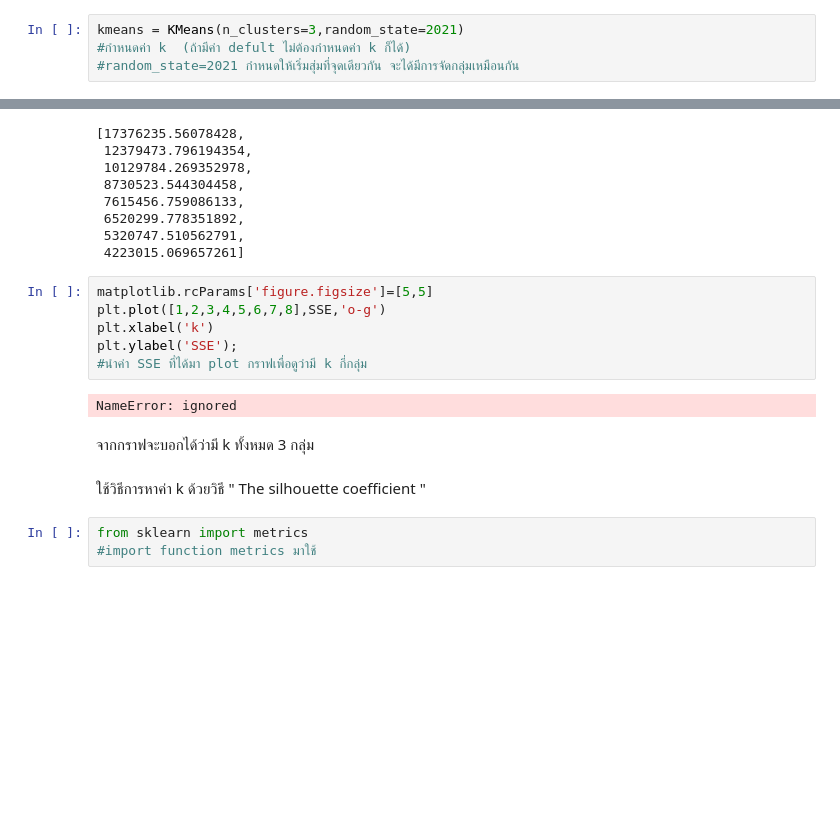
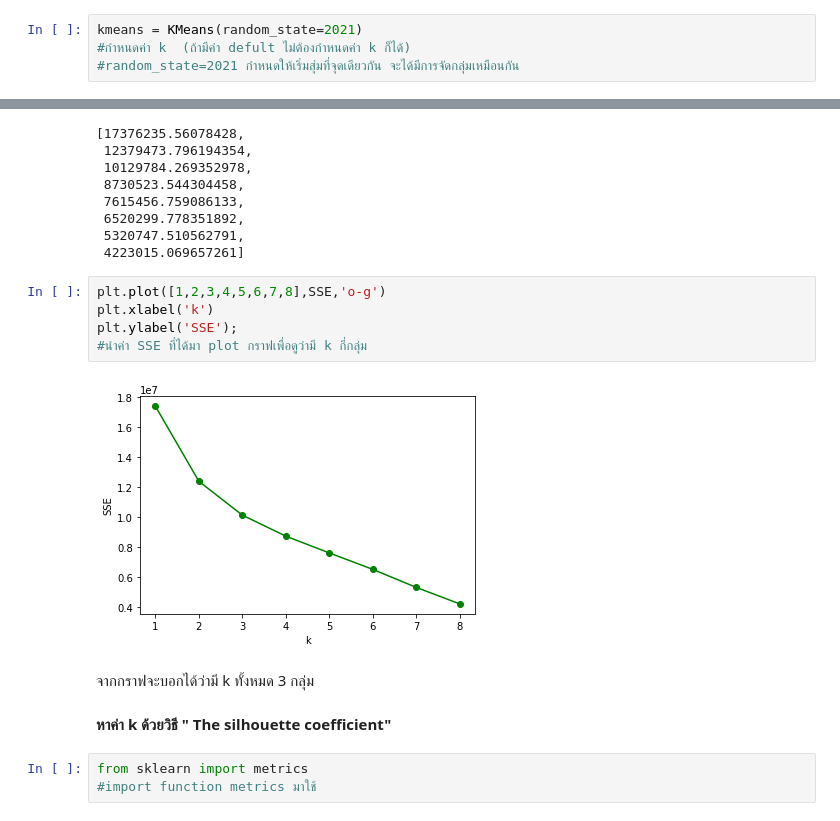
Before and after one commit to Nunticha24/Multivariate, a Jupyter notebook: Multivariate_Exam.ipynb, the cells around one changed output, grey strips where cells are left out. Cells and saved outputs as stored; diff of their text form; blank space fills up the shorter version.

```diff
--- a/Multivariate_Exam.ipynb
+++ b/Multivariate_Exam.ipynb
@@ -125,6 +125,6 @@ from sklearn.cluster import KMeans
 # %% [markdown]
 **Defind**
 # %%
-kmeans = KMeans(n_clusters=3,random_state=2021)
+kmeans = KMeans(random_state=2021)
 #กำหนดค่า k  (ถ้ามีค่า defult ไม่ต้องกำหนดค่า k ก็ได้)
 #random_state=2021 กำหนดให้เริ่มสุ่มที่จุดเดียวกัน จะได้มีการจัดกลุ่มเหมือนกัน
@@ -206,17 +208,16 @@ SSE
  5320747.510562791,
  4223015.069657261]
 # %%
-matplotlib.rcParams['figure.figsize']=[5,5]
 plt.plot([1,2,3,4,5,6,7,8],SSE,'o-g')
 plt.xlabel('k')
 plt.ylabel('SSE');
 #นำค่า SSE ที่ได้มา plot กราฟเพื่อดูว่ามี k กี่กลุ่ม
 # %% [output]
-NameError: ignored
+[figure, added]
 # %% [markdown]
 จากกราฟจะบอกได้ว่ามี k ทั้งหมด 3 กลุ่ม
 # %% [markdown]
-ใช้วิธีการหาค่า k ด้วยวิธี " The silhouette coefficient "
+**หาค่า k ด้วยวิธี " The silhouette coefficient"**
 # %%
 from sklearn import metrics
 #import function metrics มาใช้
```
Also changed, not shown: parts of 28 cells of this notebook.
